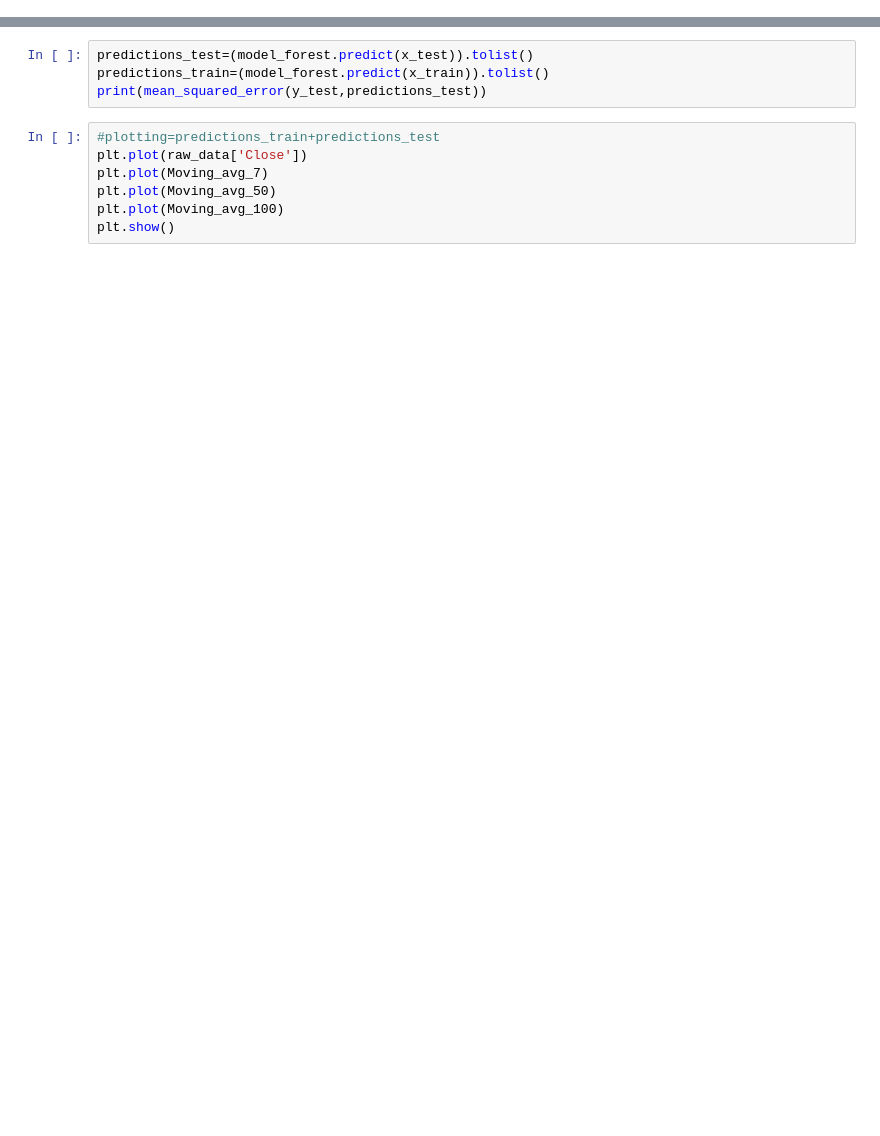
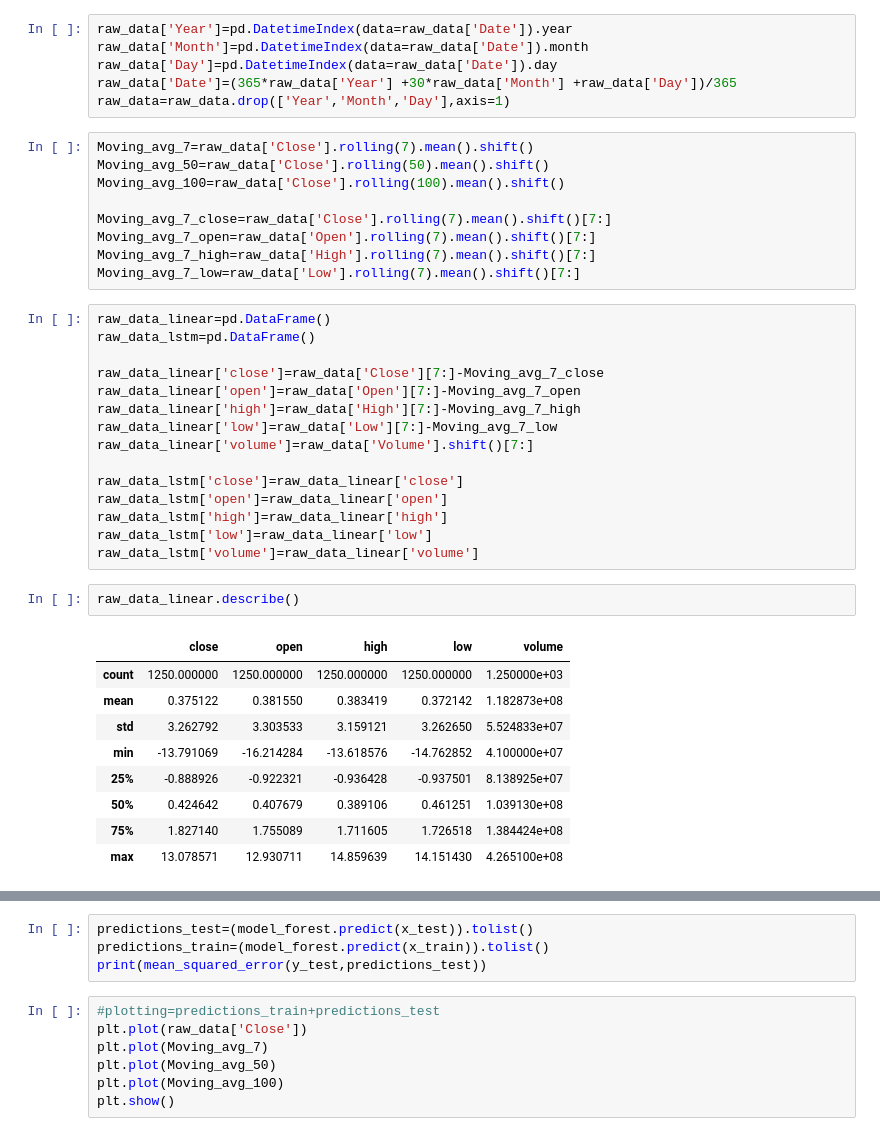
Before and after one commit to Pratham150403/Stock-Price-Predictor, a Jupyter notebook: Stock_Price_Predictor.ipynb, the cells around one changed output, grey strips where cells are left out. Saved outputs shown, nothing was run; the diff lists cells and outputs as text; blank space fills up the shorter version.

```diff
--- a/Stock_Price_Predictor.ipynb
+++ b/Stock_Price_Predictor.ipynb
@@ -35 +38,43 @@ raw_data.head()
+# %%
+raw_data['Year']=pd.DatetimeIndex(data=raw_data['Date']).year
+raw_data['Month']=pd.DatetimeIndex(data=raw_data['Date']).month
+raw_data['Day']=pd.DatetimeIndex(data=raw_data['Date']).day
+raw_data['Date']=(365*raw_data['Year'] +30*raw_data['Month'] +raw_data['Day'])/365
+raw_data=raw_data.drop(['Year','Month','Day'],axis=1)
+# %%
+Moving_avg_7=raw_data['Close'].rolling(7).mean().shift()
+Moving_avg_50=raw_data['Close'].rolling(50).mean().shift()
+Moving_avg_100=raw_data['Close'].rolling(100).mean().shift()
+
+Moving_avg_7_close=raw_data['Close'].rolling(7).mean().shift()[7:]
+Moving_avg_7_open=raw_data['Open'].rolling(7).mean().shift()[7:]
+Moving_avg_7_high=raw_data['High'].rolling(7).mean().shift()[7:]
+Moving_avg_7_low=raw_data['Low'].rolling(7).mean().shift()[7:]
+# %%
+raw_data_linear=pd.DataFrame()
+raw_data_lstm=pd.DataFrame()
+
+raw_data_linear['close']=raw_data['Close'][7:]-Moving_avg_7_close
+raw_data_linear['open']=raw_data['Open'][7:]-Moving_avg_7_open
+raw_data_linear['high']=raw_data['High'][7:]-Moving_avg_7_high
+raw_data_linear['low']=raw_data['Low'][7:]-Moving_avg_7_low
+raw_data_linear['volume']=raw_data['Volume'].shift()[7:]
+
+raw_data_lstm['close']=raw_data_linear['close']
+raw_data_lstm['open']=raw_data_linear['open']
+raw_data_lstm['high']=raw_data_linear['high']
+raw_data_lstm['low']=raw_data_linear['low']
+raw_data_lstm['volume']=raw_data_linear['volume']
+# %%
+raw_data_linear.describe()
+# %% [output]
+|  | close | open | high | low | volume |
+| count | 1250.000000 | 1250.000000 | 1250.000000 | 1250.000000 | 1.250000e+03 |
+| mean | 0.375122 | 0.381550 | 0.383419 | 0.372142 | 1.182873e+08 |
+| std | 3.262792 | 3.303533 | 3.159121 | 3.262650 | 5.524833e+07 |
+| min | -13.791069 | -16.214284 | -13.618576 | -14.762852 | 4.100000e+07 |
+| 25% | -0.888926 | -0.922321 | -0.936428 | -0.937501 | 8.138925e+07 |
+| 50% | 0.424642 | 0.407679 | 0.389106 | 0.461251 | 1.039130e+08 |
+| 75% | 1.827140 | 1.755089 | 1.711605 | 1.726518 | 1.384424e+08 |
+| max | 13.078571 | 12.930711 | 14.859639 | 14.151430 | 4.265100e+08 |
 # %%
```
Also changed, not shown: parts of 14 cells of this notebook.
